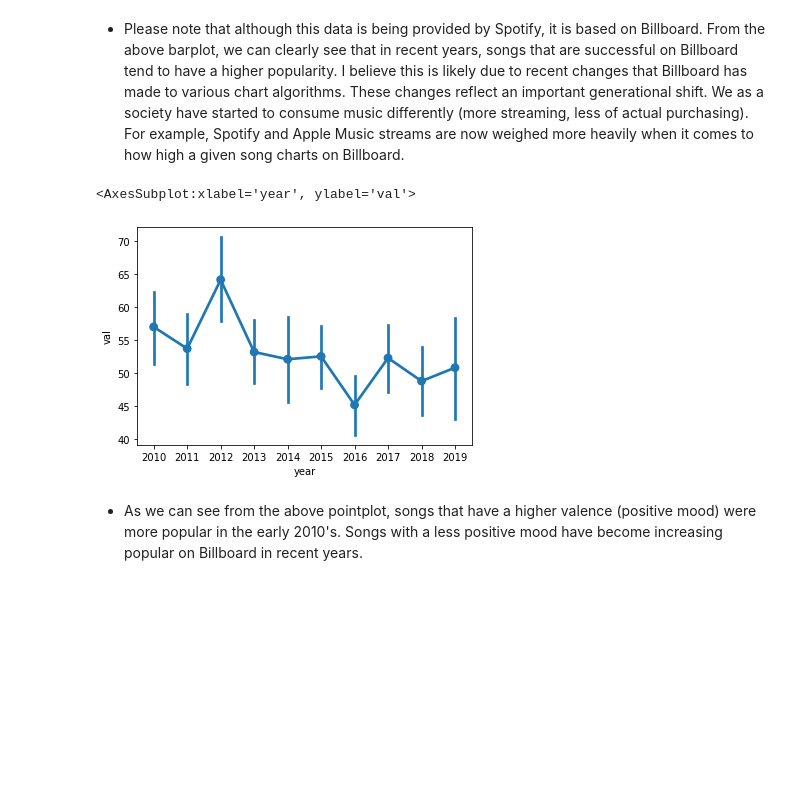
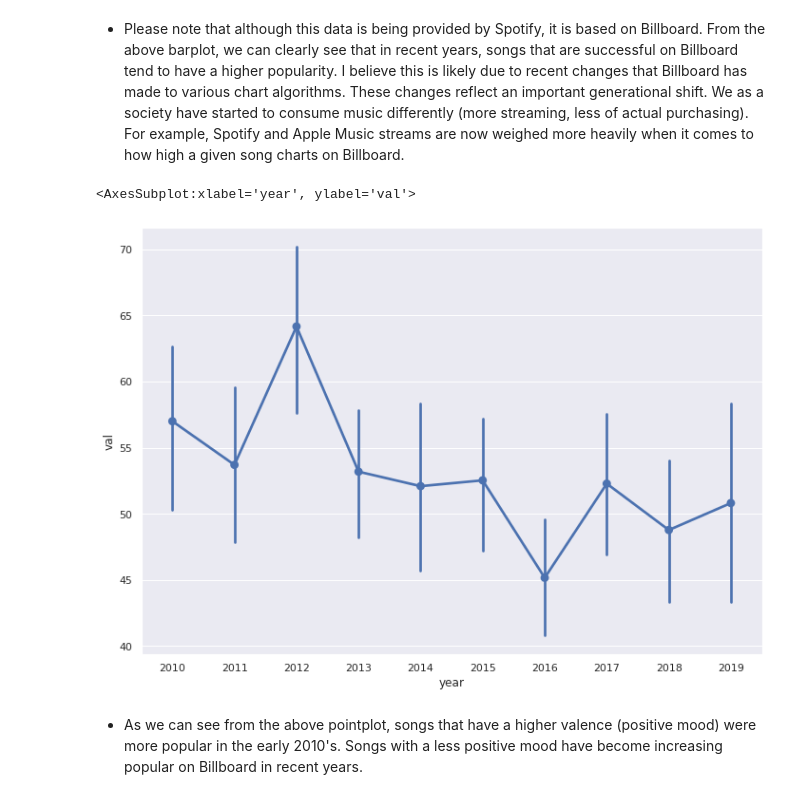
Before and after one commit to Seon2020/Data-Visualization, a Jupyter notebook: viz-b.ipynb, the cells around one changed output. Saved outputs shown, nothing was run; the diff lists cells and outputs as text; code cells hidden in the pictures; blank space fills up the shorter version.

```diff
--- a/viz-b.ipynb
+++ b/viz-b.ipynb
@@ -24,6 +24,7 @@ sns.relplot(x='year', y='pop', hue='dur', data=top_spot_songs)
 # %% [markdown]
 - We can see that shorter songs tend to have a higher popularity over longer songs. In addition, we can see that an overwhelming majority of songs that even make this list are shorter songs.
 # %%
+sns.set(rc={'figure.figsize':(11.7,8.27)})
 sns.barplot(x='year', y='pop', data=top_spot_songs, ci=None)
 # %% [output]
 <AxesSubplot:xlabel='year', ylabel='pop'>
@@ -31,9 +32,10 @@ sns.barplot(x='year', y='pop', data=top_spot_songs, ci=None)
 # %% [markdown]
 - Please note that although this data is being provided by Spotify, it is based on Billboard. From the above barplot, we can clearly see that in recent years, songs that are successful on Billboard tend to have a higher popularity. I believe this is likely due to recent changes that Billboard has made to various chart algorithms. These changes reflect an important generational shift. We as a society have started to consume music differently (more streaming, less of actual purchasing). For example, Spotify and Apple Music streams are now weighed more heavily when it comes to how high a given song charts on Billboard.
 # %%
+sns.set(rc={'figure.figsize':(11.7,8.27)})
 sns.pointplot(x='year', y='val', data=top_spot_songs)
 # %% [output]
 <AxesSubplot:xlabel='year', ylabel='val'>
-[figure, old version]
+[figure, new version]
 # %% [markdown]
 - As we can see from the above pointplot, songs that have a higher valence (positive mood) were more popular in the early 2010's. Songs with a less positive mood have become increasing popular on Billboard in recent years.
```
Also changed, not shown: parts of 5 cells of this notebook.
